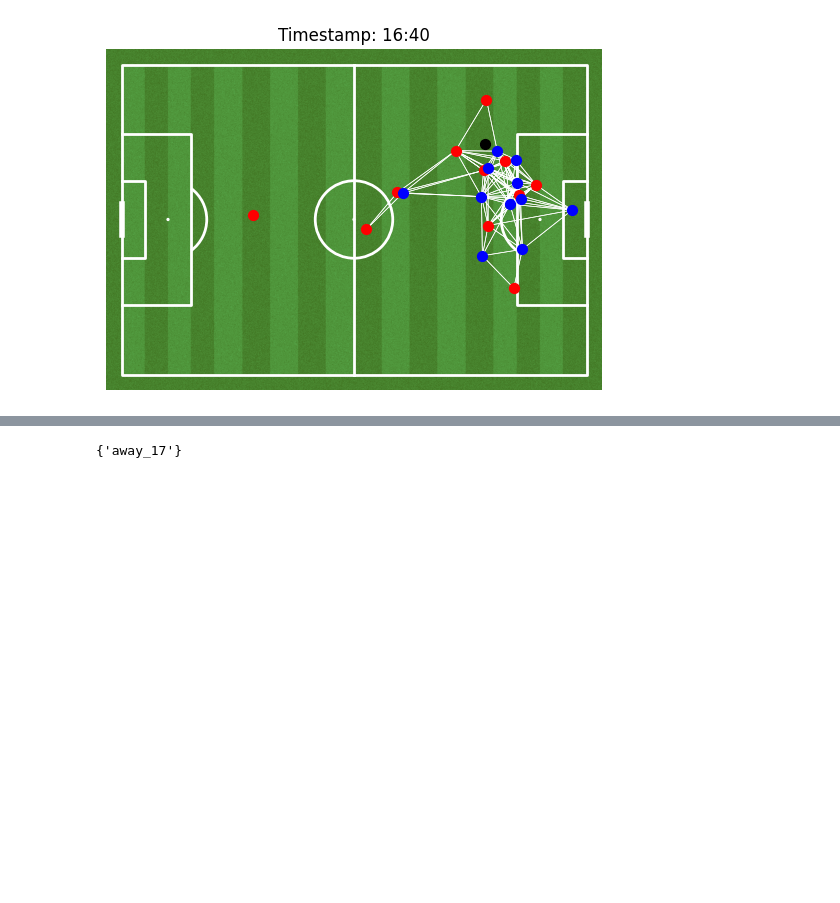
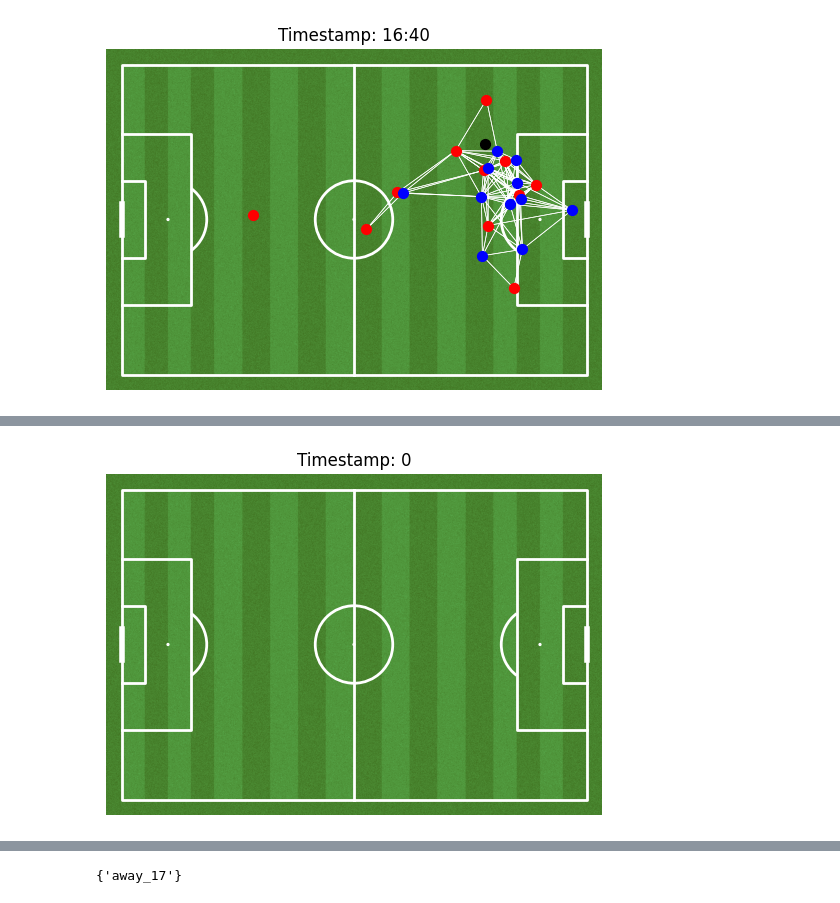
Before and after one commit to Ziolo1999/GNNsFootballEventSpotting, a Jupyter notebook: Code/ExploratoryDataAnalysis.ipynb, the cells around one changed output, grey strips where cells are left out. Drawn from its saved outputs; the diff is of its cells as text; code cells hidden in the pictures; blank space fills up the shorter version.

```diff
--- a/Code/ExploratoryDataAnalysis.ipynb
+++ b/Code/ExploratoryDataAnalysis.ipynb
@@ -65,7 +65,7 @@ All games were verified. it was noticed that for all games instead of NED-BEL an
 ### NED-BEL
 # %%
 ned_bel = files[36]
-dataset = Dataset(1/5, ned_bel.home)
+dataset = Dataset(1/5, ned_bel.name)
 dataset.open_dataset(ned_bel.datafile, ned_bel.metafile)
 violated_timestamps = dataset._player_violation()
 print([t/60 for t in violated_timestamps])
@@ -106,7 +106,7 @@ The missing player is {'away_3'}!
 ### ICE-BEL
 # %%
 ice_bel = files[42]
-dataset = Dataset(1/5, ice_bel.home)
+dataset = Dataset(1/5, ice_bel.name)
 dataset.open_dataset(ice_bel.datafile, ice_bel.metafile)
 violated_timestamps = dataset._player_violation()
 print(f"Starts missing: {np.min(violated_timestamps)/60+45} and ends at {np.max(violated_timestamps)/60+45}")
@@ -220,0 +202,75 @@ array([1., 1., 1., ..., 1., 1., 1.])
+# %%
+from matplotlib.collections import LineCollection
+pitch = Pitch(pitch_color='grass', line_color='white', stripe=True)
+
+# get scalars to represent players position on the map
+scalars = (pitch.dim.pitch_length, pitch.dim.pitch_width)
+coords = dataset.matrix.copy()
+coords[:,0,:] = coords[:,0,:]*scalars[0]
+coords[:,1,:] = coords[:,1,:]*scalars[1]
+ball_coords = dataset.ball_coords.copy()
+ball_coords[:,0] = ball_coords[:,0]*scalars[0]
+ball_coords[:,1] = ball_coords[:,1]*scalars[1]
+
+# create base animation
+fig, ax = plt.subplots()
+pitch.draw(ax=ax)
+
+# create an empty collection for edges
+edge_collection = LineCollection([], colors='white', linewidths=0.5)
+# add the collection to the axis
+ax.add_collection(edge_collection)
+
+# base scatter boxes
+scat_home = ax.scatter([], [], c="r", s=50)
+scat_away = ax.scatter([], [], c="b", s=50)
+scat_ball = ax.scatter([], [], c="black", s=50)
+# base title
+timestamp = ax.set_title(f"Timestamp: {0}")
+# vectors
+quiver_home = ax.quiver([], [], [], [], scale=1, scale_units='xy', angles='xy', color='red', width=0.003)
+quiver_away = ax.quiver([], [], [], [], scale=1, scale_units='xy', angles='xy', color='blue', width=0.003)
+def init():
+    scat_home.set_offsets(np.array([]).reshape(0, 2))
+    scat_away.set_offsets(np.array([]).reshape(0, 2))
+    scat_ball.set_offsets(np.array([]).reshape(0, 2))
+    return (scat_home,scat_away,scat_ball)
+# get update function
+def update(frame):
+    scat_home.set_offsets(coords[frame,:,:11].T)
+    scat_away.set_offsets(coords[frame,:,11:].T)
+    scat_ball.set_offsets(ball_coords[frame])
+    # convert seconds to minutes and seconds
+    minutes, seconds = divmod(dataset.game_details[frame], 60)
+    # format the output as mm:ss
+    formatted_time = f"{int(np.round(minutes, 0))}:{int(np.round(seconds, 0))}"
+    timestamp.set_text(f"Timestamp: {formatted_time}")
+
+    # include vectors in the animation
+    movement_angles_home = dataset.matrix[frame, 6,:11]
+    movement_angles_away = dataset.matrix[frame, 6,11:]
+
+    movement_vectors_home = np.array([np.cos(angle), np.sin(angle)] for angle in movement_angles_home)
+    movement_vectors_away = np.array([np.cos(angle), np.sin(angle)] for angle in movement_angles_away)
+
+    quiver_home.set_UVC(movement_vectors_home[:, 0], movement_vectors_home[:, 1])
+    quiver_home.set_offsets(coords[frame,:11].T)  # Adjust if necessary
+    quiver_away.set_UVC(movement_vectors_away[:, 0], movement_vectors_away[:, 1])
+    quiver_away.set_offsets(coords[frame,11:].T)
+
+    return (scat_home, scat_away, scat_ball, timestamp)
+
+# get number of iterations
+iterartions = dataset.matrix.shape[0]
+
+# set order of the plot components
+scat_home.set_zorder(3)
+scat_away.set_zorder(3)
+scat_ball.set_zorder(3)
+
+# use animation
+ani = animation.FuncAnimation(fig=fig, func=update, frames=iterartions, init_func=init, interval=10)
+
+plt.show()
+# %% [output]
+[figure, added]
```
Also changed, not shown: parts of 8 cells of this notebook, 3 other files.
